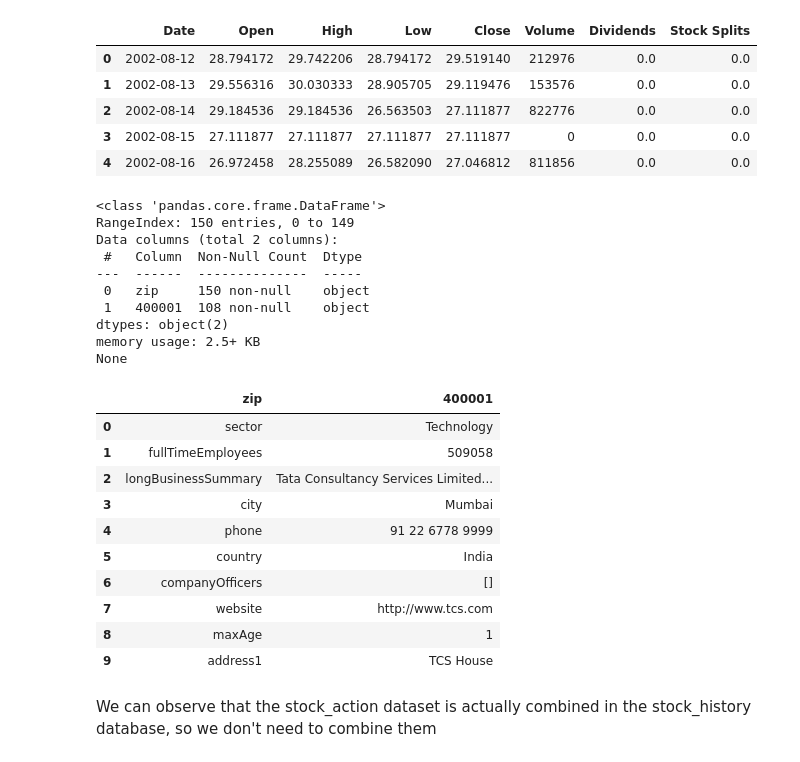
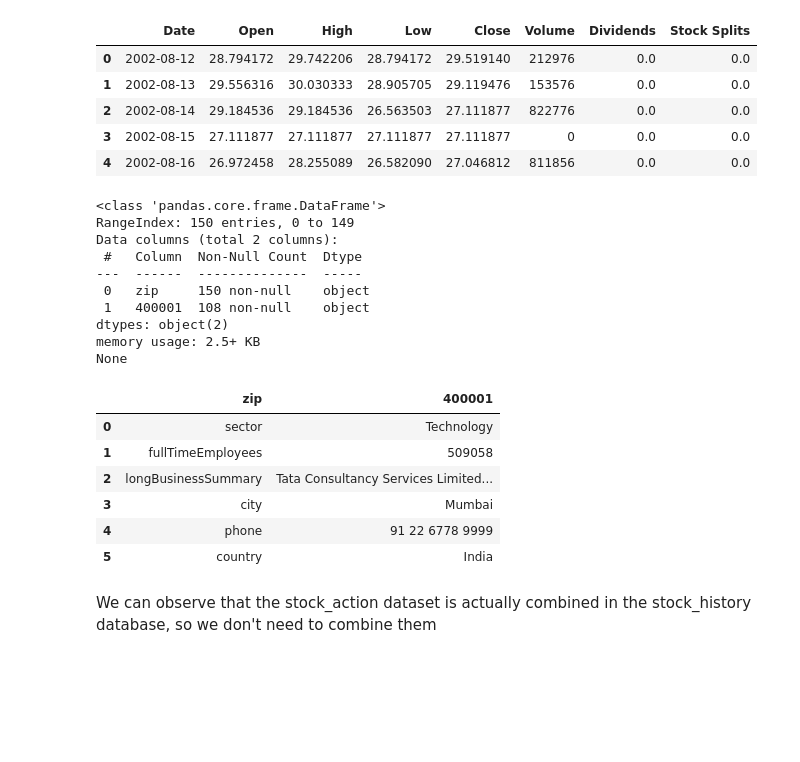
Before and after one commit to Abhishek-S0111/AICT-Internship-Assessment, a Jupyter notebook: TCS-Stock-Predictions/code/tcs-stock-predictions.ipynb, the cells around one changed output. Cells and saved outputs as stored; diff of their text form; code cells hidden in the pictures; blank space fills up the shorter version.

```diff
--- a/TCS-Stock-Predictions/code/tcs-stock-predictions.ipynb
+++ b/TCS-Stock-Predictions/code/tcs-stock-predictions.ipynb
@@ -88,29 +83,25 @@ None
 | 4 | 2002-08-16 | 26.972458 | 28.255089 | 26.582090 | 27.046812 | 811856 | 0.0 | 0.0 |
 # %%
 print(stock_info.info())
-stock_info.head(10)
+stock_info.head(6)
 # %% [output]
 <class 'pandas.core.frame.DataFrame'>
 RangeIndex: 150 entries, 0 to 149
 Data columns (total 2 columns):
  #   Column  Non-Null Count  Dtype
 ---  ------  --------------  -----
  0   zip     150 non-null    object
  1   400001  108 non-null    object
 dtypes: object(2)
 memory usage: 2.5+ KB
 None
 |  | zip | 400001 |
 | 0 | sector | Technology |
 | 1 | fullTimeEmployees | 509058 |
 | 2 | longBusinessSummary | Tata Consultancy Services Limited... |
 | 3 | city | Mumbai |
 | 4 | phone | 91 22 6778 9999 |
 | 5 | country | India |
-| 6 | companyOfficers | [] |
-| 7 | website | http://www.tcs.com |
-| 8 | maxAge | 1 |
-| 9 | address1 | TCS House |
 # %% [markdown]
 We can observe that the stock_action dataset is actually combined in the stock_history database, so we don't need to combine them
 # %%
```
Also changed, not shown: parts of 3 cells of this notebook, 23 other files.
